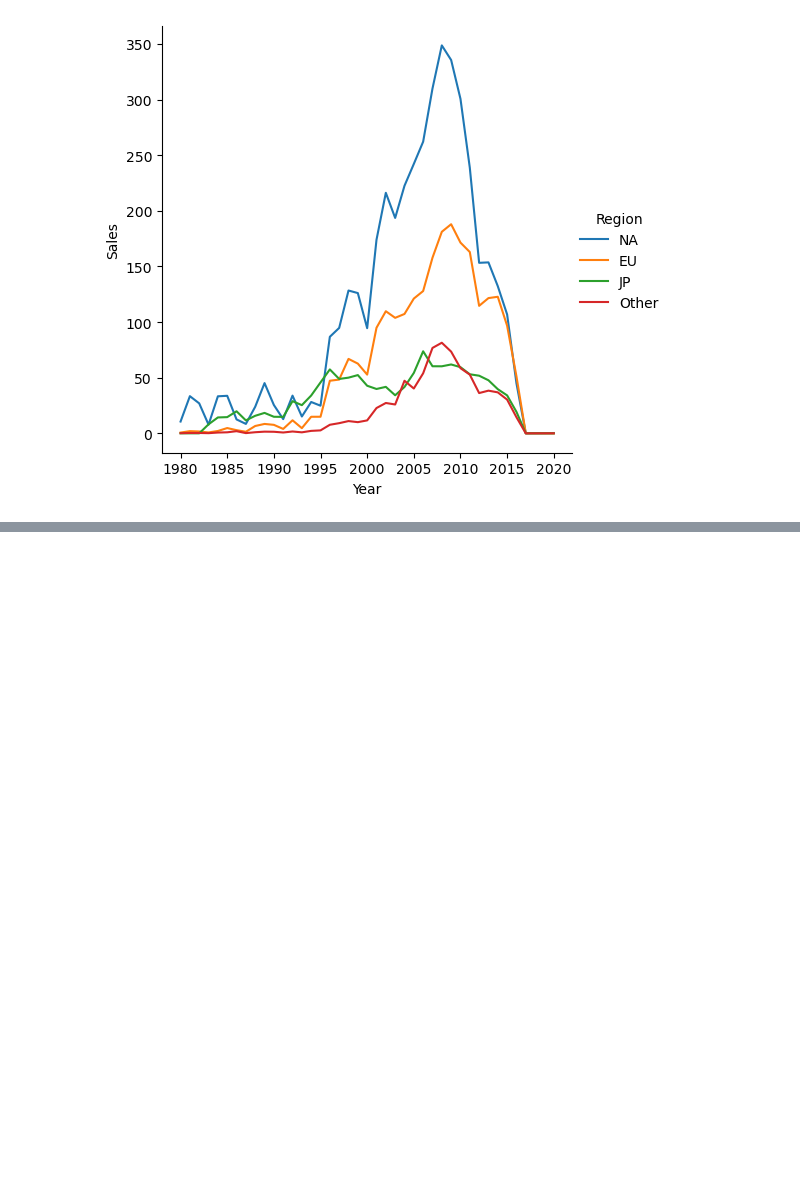
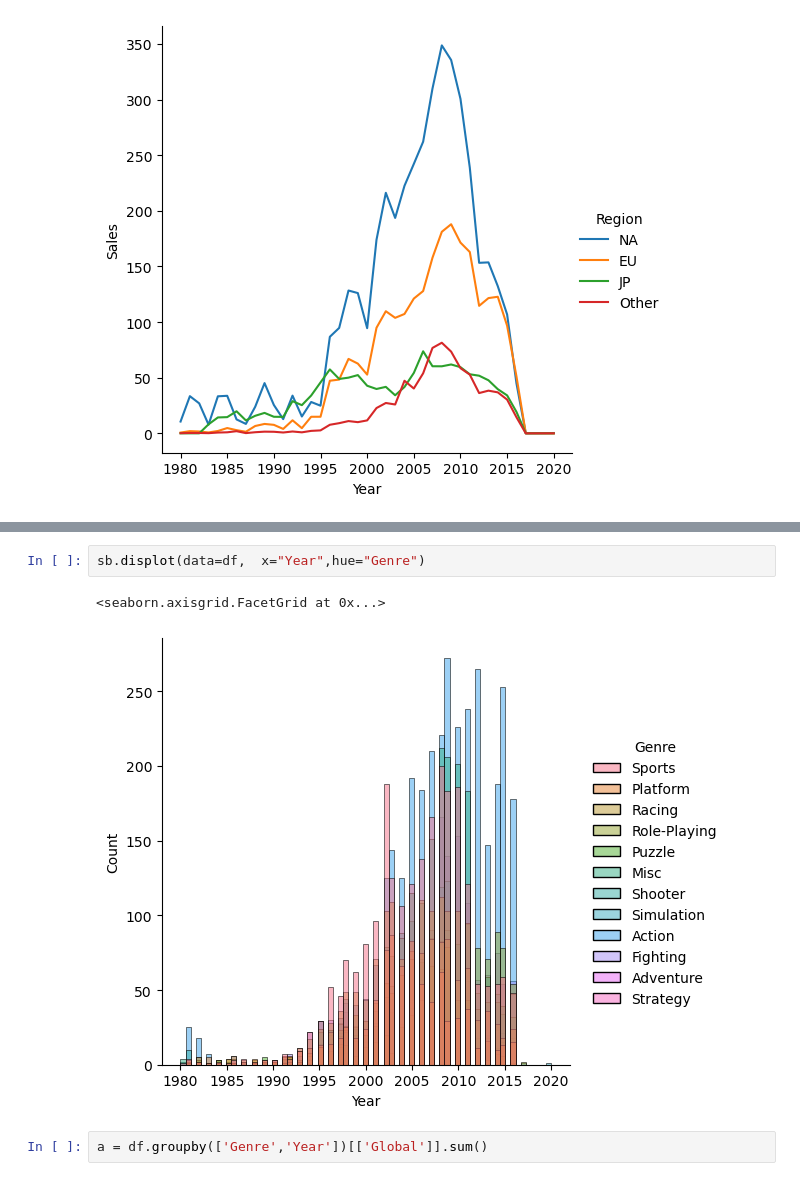
Before and after one commit to YanaStefanovich/EDA-Video-Game-Sales, a Jupyter notebook: Games.ipynb, the cells around one changed output, grey strips where cells are left out. Drawn from its saved outputs; the diff is of its cells as text; blank space fills up the shorter version.

```diff
--- a/Games.ipynb
+++ b/Games.ipynb
@@ -183,0 +184,7 @@ sns.relplot(x = 'Year', y = 'Sales', data = df_melted, hue = 'Region', kind='lin
+# %%
+sb.displot(data=df,  x="Year",hue="Genre")
+# %% [output]
+<seaborn.axisgrid.FacetGrid at 0x...>
+[figure, added]
+# %%
+a = df.groupby(['Genre','Year'])[['Global']].sum()
```
Also changed, not shown: parts of 5 cells of this notebook.
